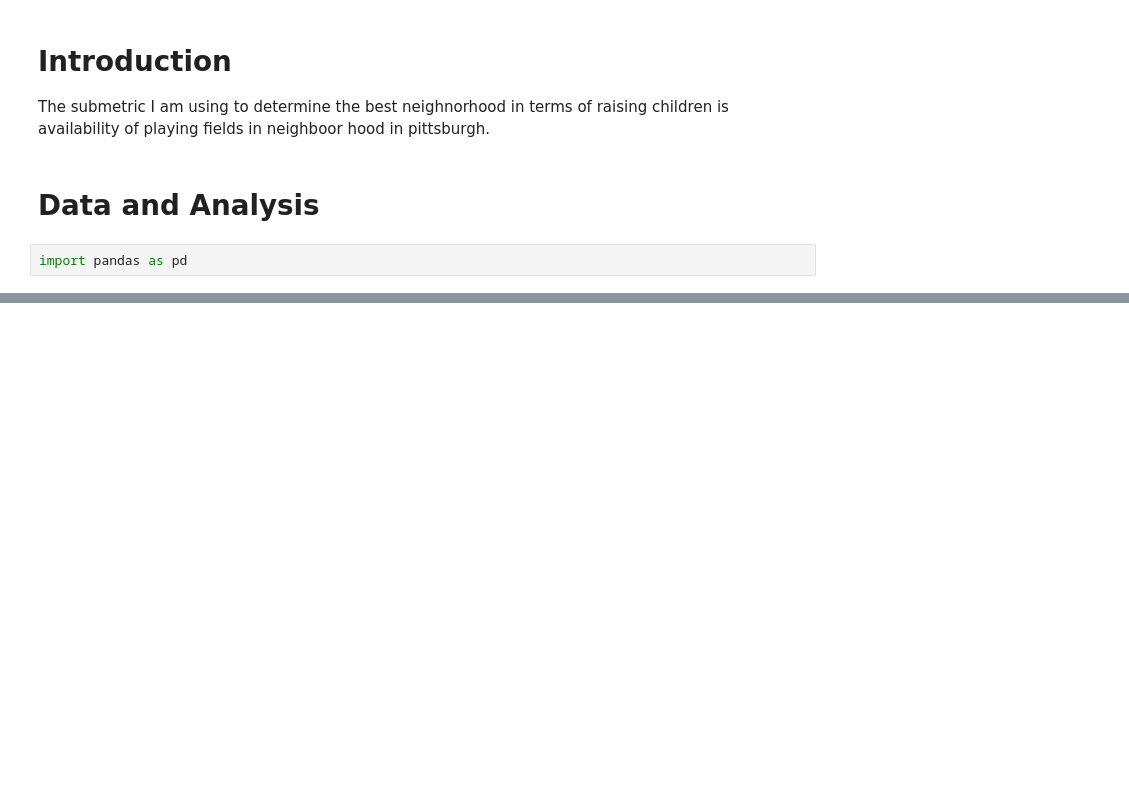
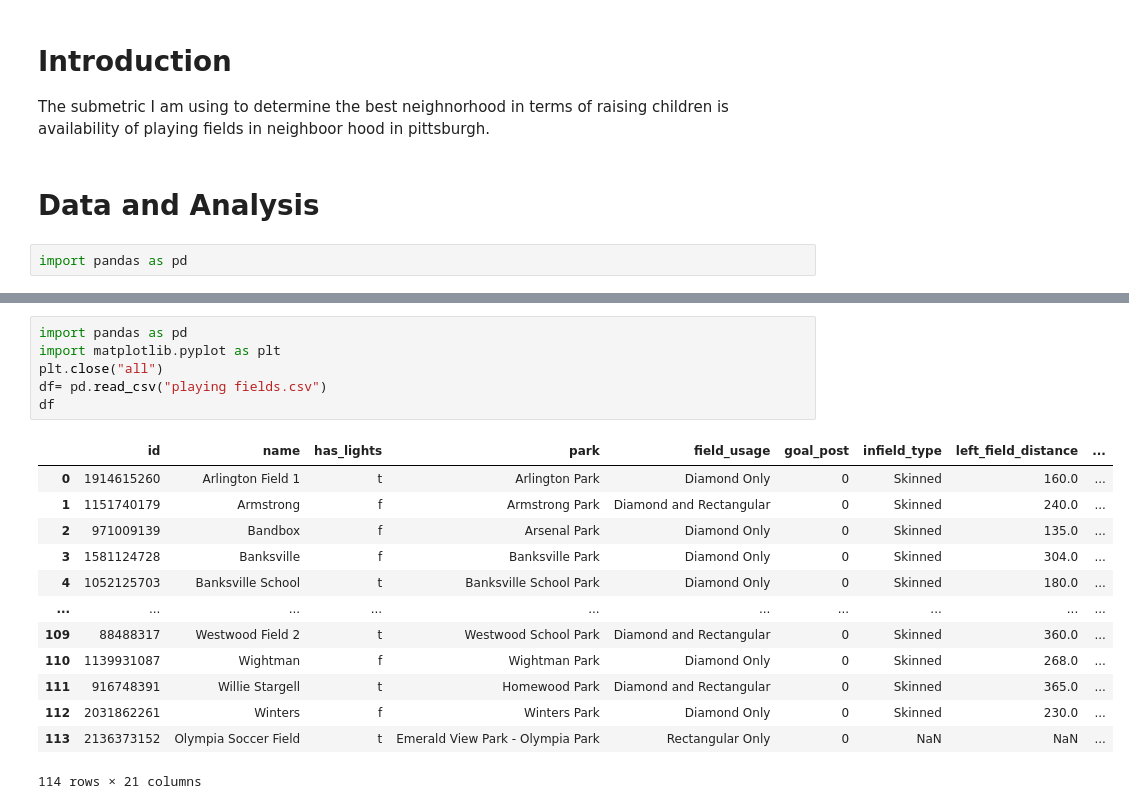
Before and after one commit to camickey7113/CMPINF-0010-Final-Project, a Jupyter notebook: smg200.ipynb, the cells around one changed output, grey strips where cells are left out. Saved outputs shown, nothing was run; the diff lists cells and outputs as text; blank space fills up the shorter version.

```diff
--- a/smg200.ipynb
+++ b/smg200.ipynb
@@ -19,5 +19,25 @@ df.head(5)
 | 3 | 1581124728 | Banksville | f | Banksville Park | Diamond Only | 0 | Skinned | 304.0 | ... |
 | 4 | 1052125703 | Banksville School | t | Banksville School Park | Diamond Only | 0 | Skinned | 180.0 | ... |
 5 rows × 21 columns
+# %%
+import pandas as pd
+import matplotlib.pyplot as plt
+plt.close("all")
+df= pd.read_csv("playing fields.csv")
+df
+# %% [output]
+|  | id | name | has_lights | park | field_usage | goal_post | infield_type | left_field_distance | ... |
+| 0 | 1914615260 | Arlington Field 1 | t | Arlington Park | Diamond Only | 0 | Skinned | 160.0 | ... |
+| 1 | 1151740179 | Armstrong | f | Armstrong Park | Diamond and Rectangular | 0 | Skinned | 240.0 | ... |
+| 2 | 971009139 | Bandbox | f | Arsenal Park | Diamond Only | 0 | Skinned | 135.0 | ... |
+| 3 | 1581124728 | Banksville | f | Banksville Park | Diamond Only | 0 | Skinned | 304.0 | ... |
+| 4 | 1052125703 | Banksville School | t | Banksville School Park | Diamond Only | 0 | Skinned | 180.0 | ... |
+| ... | ... | ... | ... | ... | ... | ... | ... | ... | ... |
+| 109 | 88488317 | Westwood Field 2 | t | Westwood School Park | Diamond and Rectangular | 0 | Skinned | 360.0 | ... |
+| 110 | 1139931087 | Wightman | f | Wightman Park | Diamond Only | 0 | Skinned | 268.0 | ... |
+| 111 | 916748391 | Willie Stargell | t | Homewood Park | Diamond and Rectangular | 0 | Skinned | 365.0 | ... |
+| 112 | 2031862261 | Winters | f | Winters Park | Diamond Only | 0 | Skinned | 230.0 | ... |
+| 113 | 2136373152 | Olympia Soccer Field | t | Emerald View Park - Olympia Park | Rectangular Only | 0 | NaN | NaN | ... |
+114 rows × 21 columns
 # %%
 import pandas as pd
```
Also changed, not shown: parts of 8 cells of this notebook.
